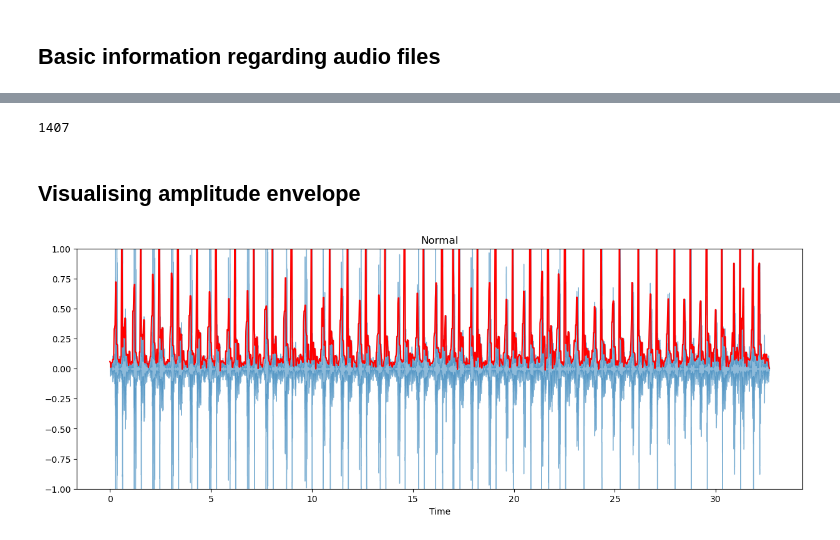
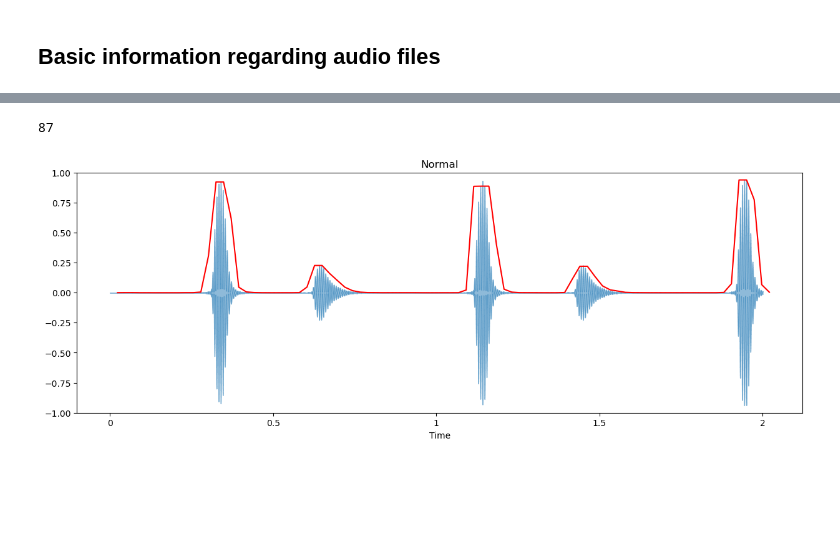
Before and after one commit to uit-hdl/heart-sound-notebook, a Jupyter notebook: basic_temporal_features.ipynb, the cells around one changed output, grey strips where cells are left out. Cells and saved outputs as stored; diff of their text form; code cells hidden in the pictures; blank space fills up the shorter version.

```diff
--- a/basic_temporal_features.ipynb
+++ b/basic_temporal_features.ipynb
@@ -12,7 +12,7 @@ import IPython.display as ipd
 # %% [markdown]
 ## Loading audio files
 # %%
-normal_file = "assets/heart_sounds/normal.wav"
+normal_file = "assets/heart_sounds/normal.mp3"
 # %%
 ipd.Audio(normal_file)
 # %% [output]
@@ -56,3 +46,6 @@ plt.show()
+# %%
+# We visualise only two seconds
+DURATION = 2
 # %%
 FRAME_SIZE = 1024
 HOP_LENGTH = 512
@@ -62,9 +55,7 @@ def fancy_amplitude_envelope(signal, frame_size, hop_length):
     return np.array([max(signal[i:i+frame_size]) for i in range(0, len(signal), hop_length)])
 # %%
 # number of frames in amplitude envelope
-ae_normal = fancy_amplitude_envelope(normal, FRAME_SIZE, HOP_LENGTH)
+ae_normal = fancy_amplitude_envelope(normal[:DURATION*sr], FRAME_SIZE, HOP_LENGTH)
 len(ae_normal)
 # %% [output]
-1407
+87
-# %% [markdown]
-## Visualising amplitude envelope
@@ -74,14 +62,21 @@ t = librosa.frames_to_time(frames, hop_length=HOP_LENGTH)
+# %%
+frames = range(len(ae_normal))
+t = librosa.frames_to_time(frames, hop_length=HOP_LENGTH)
+# Not super sure why we need to offset a whole step.
+# I would have expected half a step to be ok, but it is not enough.
+t = t + t[1]
+#t = t + t[1] / 2.0
 # %%
 # amplitude envelope is graphed in red
 
 plt.figure(figsize=(15, 17))
 
 ax = plt.subplot(3, 1, 1)
-librosa.display.waveshow(normal, alpha=0.5)
+librosa.display.waveshow(normal[:DURATION*sr], alpha=0.5)
 plt.plot(t, ae_normal, color="r")
 plt.ylim((-1, 1))
 plt.title("Normal")
 
 plt.show()
 # %% [output]
-[figure, old version]
+[figure, new version]
```
Also changed, not shown: parts of 8 cells of this notebook, 11 other files.
